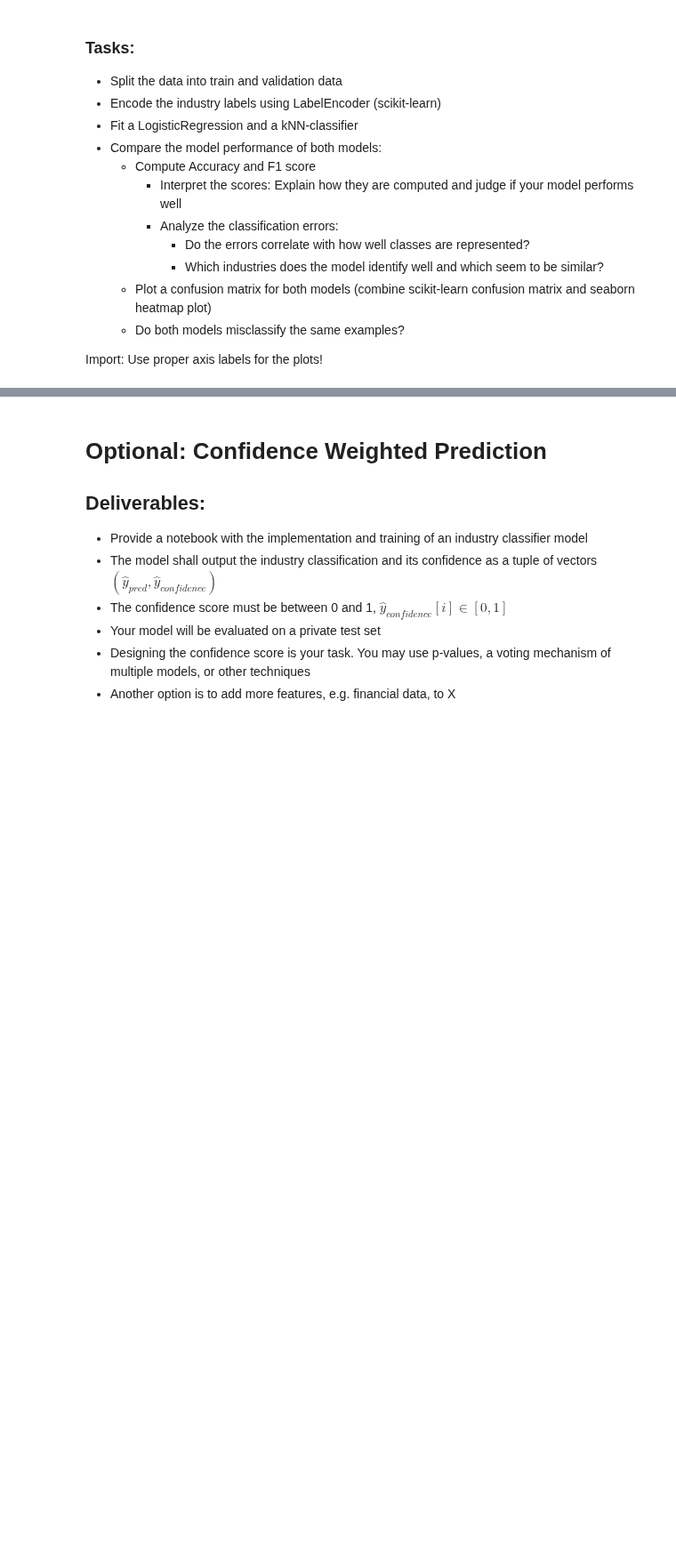
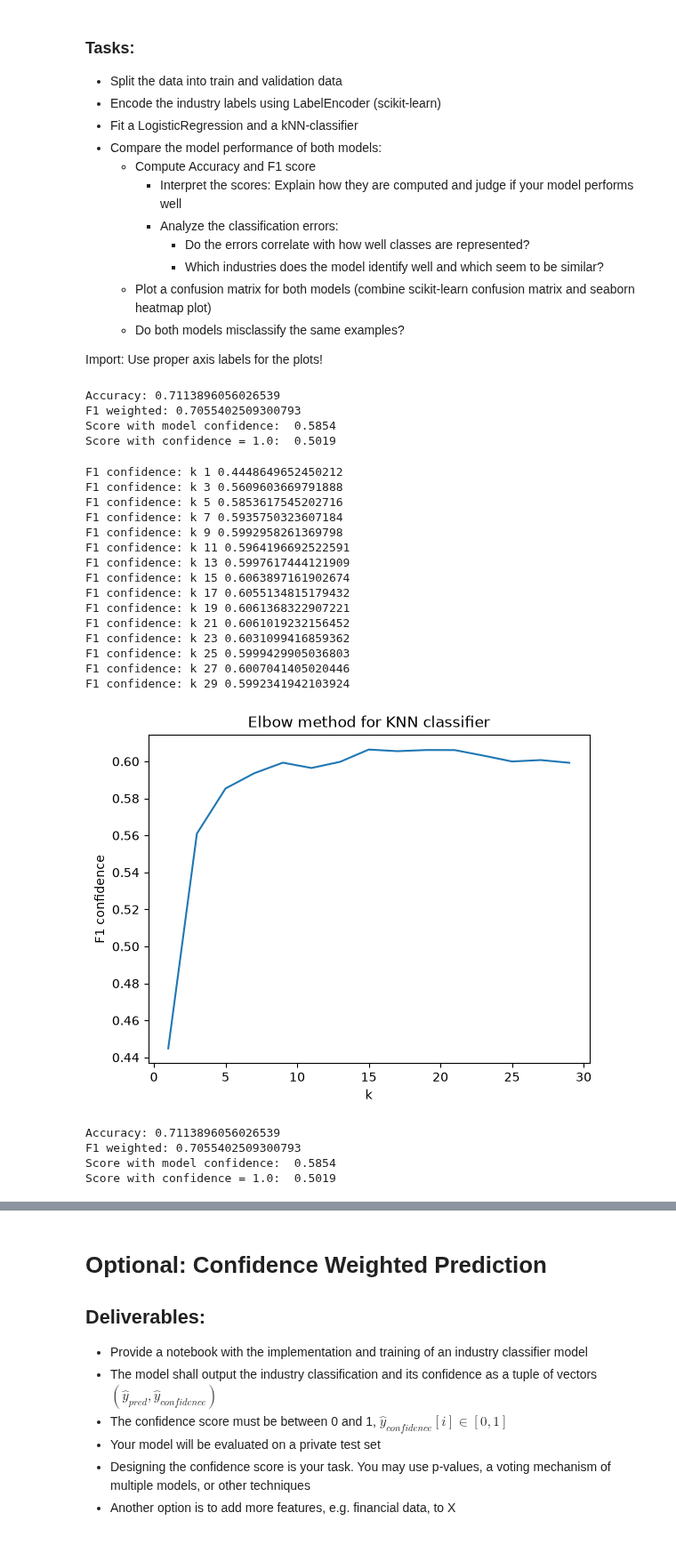
Before and after one commit to aobermuhlner/prov_repo_practica_1_DS, a Jupyter notebook: notebooks/notebooks_daniel/01_industry_classification.ipynb, the cells around one changed output, grey strips where cells are left out. Shown at 89% size. Saved outputs shown, nothing was run; the diff lists cells and outputs as text; code cells hidden in the pictures; blank space fills up the shorter version.

```diff
--- a/notebooks/notebooks_daniel/01_industry_classification.ipynb
+++ b/notebooks/notebooks_daniel/01_industry_classification.ipynb
@@ -150,3 +201,71 @@ plt.show()
 Import: Use proper axis labels for the plots!
 # %%
 # your code
+
+log_reg = LogisticRegression(max_iter=1000).fit(X_train, y_train)
+probs = log_reg.predict_proba(X_val)
+y_pred = log_reg.classes_[np.argmax(probs, axis=1)]
+confidence = np.max(probs, axis=-1)
+# %%
+def score_model(y_true, y_pred, confidence):
+
+    confidence = np.max(probs, axis=-1)
+    log_reg_accuracy = accuracy_score(y_true, y_pred)
+    f1_macro = f1_score(y_true, y_pred, average="macro")
+    f1_micro = f1_score(y_true, y_pred, average="micro")
+    f1_weighted = f1_score(y_true, y_pred, average="weighted")
+    print(f"Accuracy: {log_reg_accuracy}")
+    print(f"F1 weighted: {f1_weighted}")
+    print("Score with model confidence:  {:.4f}".format(confidence_score(y_val, y_pred, confidence)))
+    print("Score with confidence = 1.0:  {:.4f}".format(confidence_score(y_val, y_pred, np.ones(len(y_pred)))))
+    #print(classification_report(y_val, y_pred, target_names=label_encoder.classes_))
+
+score_model(y_val, y_pred, confidence)
+# %% [output]
+Accuracy: 0.7113896056026539
+F1 weighted: 0.7055402509300793
+Score with model confidence:  0.5854
+Score with confidence = 1.0:  0.5019
+# %%
+# Get best k for knn classifier
+results = []
+k_values = list(range(1,30,2))
+for k in k_values:
+    knn_classifier = KNeighborsClassifier(n_neighbors=k).fit(X_train, y_train)
+    probs = knn_classifier.predict_proba(X_val)
+    y_pred = knn_classifier.classes_[np.argmax(probs, axis=1)]
+    confidence = np.max(probs, axis=-1)
+    f1_confidence = confidence_score(y_val, y_pred, confidence)
+    print(f"F1 confidence: k {k} {f1_confidence}")
+    results.append(f1_confidence)
+
+
+print(f"Maximum F1 confidence is reached at k = {k_values[np.argmax(results)]} with a score of {np.max(results)}")
+# plot elbow
+
+plt.plot(k_values, results)
+plt.title("Elbow method for KNN classifier")
+plt.xlabel("k")
+plt.ylabel("F1 confidence")
+plt.show()
+# %% [output]
+F1 confidence: k 1 0.4448649652450212
+F1 confidence: k 3 0.5609603669791888
+F1 confidence: k 5 0.5853617545202716
+F1 confidence: k 7 0.5935750323607184
+F1 confidence: k 9 0.5992958261369798
+F1 confidence: k 11 0.5964196692522591
+F1 confidence: k 13 0.5997617444121909
+F1 confidence: k 15 0.6063897161902674
+F1 confidence: k 17 0.6055134815179432
+F1 confidence: k 19 0.6061368322907221
+F1 confidence: k 21 0.6061019232156452
+F1 confidence: k 23 0.6031099416859362
+F1 confidence: k 25 0.5999429905036803
+F1 confidence: k 27 0.6007041405020446
+F1 confidence: k 29 0.5992341942103924
+[figure, added]
+Accuracy: 0.7113896056026539
+F1 weighted: 0.7055402509300793
+Score with model confidence:  0.5854
+Score with confidence = 1.0:  0.5019
```
Also changed, not shown: parts of 19 cells of this notebook, 3 other files.
